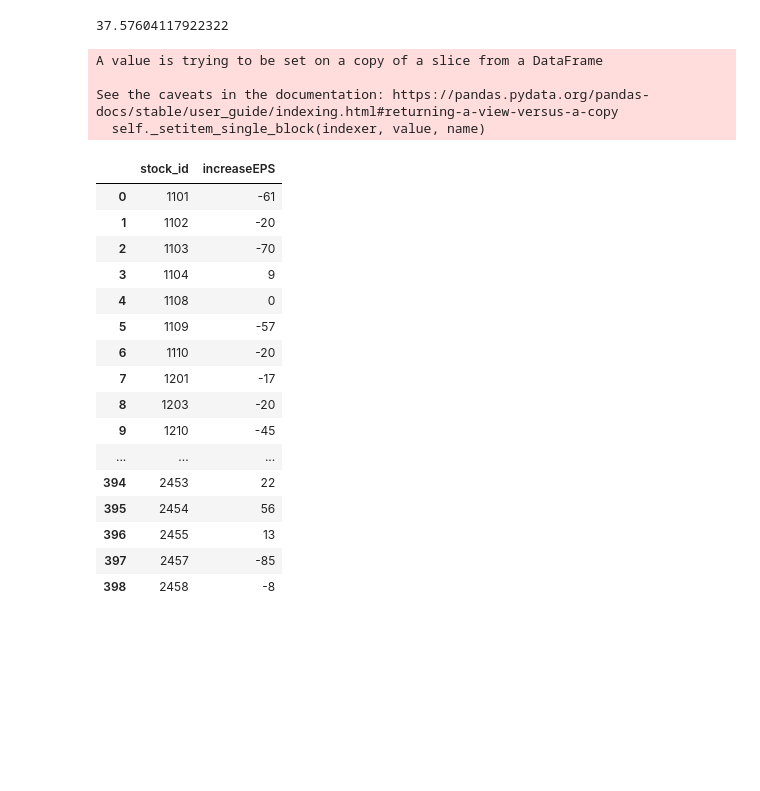
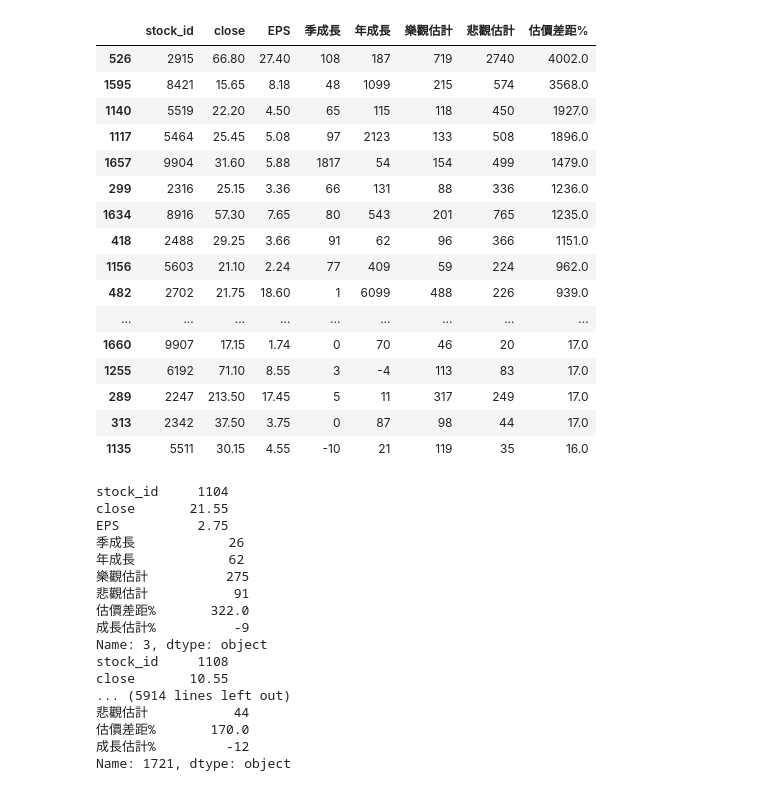
Before and after one commit to pkh-forresthsia/beTrue, a Jupyter notebook: priceModel.ipynb, the cells around one changed output. Cells and saved outputs as stored; diff of their text form; code cells hidden in the pictures; blank space fills up the shorter version.

Commit message:
price model

```diff
--- a/priceModel.ipynb
+++ b/priceModel.ipynb
@@ -104,31 +14,40 @@ See the caveats in the documentation: https://pandas.pydata.org/pandas-docs/stab
-# %%
-rollingIncreaseData.iloc[-1].increase
-# %% [output]
-37.57604117922322
-# %%
-increaseData=sm.priceModel("EPS")
-# %% [output]
-A value is trying to be set on a copy of a slice from a DataFrame
-
-See the caveats in the documentation: https://pandas.pydata.org/pandas-docs/stable/user_guide/indexing.html#returning-a-view-versus-a-copy
-  self._setitem_single_block(indexer, value, name)
-# %%
-increaseData
-# %% [output]
-|  | stock_id | increaseEPS |
-| 0 | 1101 | -61 |
-| 1 | 1102 | -20 |
-| 2 | 1103 | -70 |
-| 3 | 1104 | 9 |
-| 4 | 1108 | 0 |
-| 5 | 1109 | -57 |
-| 6 | 1110 | -20 |
-| 7 | 1201 | -17 |
-| 8 | 1203 | -20 |
-| 9 | 1210 | -45 |
-| ... | ... | ... |
-| 394 | 2453 | 22 |
-| 395 | 2454 | 56 |
-| 396 | 2455 | 13 |
-| 397 | 2457 | -85 |
-| 398 | 2458 | -8 |
+# %%
+latestAnalysis1.sort_values(['估價差距%'],ascending=False)
+# %% [output]
+|  | stock_id | close | EPS | 季成長 | 年成長 | 樂觀估計 | 悲觀估計 | 估價差距% |
+| 526 | 2915 | 66.80 | 27.40 | 108 | 187 | 719 | 2740 | 4002.0 |
+| 1595 | 8421 | 15.65 | 8.18 | 48 | 1099 | 215 | 574 | 3568.0 |
+| 1140 | 5519 | 22.20 | 4.50 | 65 | 115 | 118 | 450 | 1927.0 |
+| 1117 | 5464 | 25.45 | 5.08 | 97 | 2123 | 133 | 508 | 1896.0 |
+| 1657 | 9904 | 31.60 | 5.88 | 1817 | 54 | 154 | 499 | 1479.0 |
+| 299 | 2316 | 25.15 | 3.36 | 66 | 131 | 88 | 336 | 1236.0 |
+| 1634 | 8916 | 57.30 | 7.65 | 80 | 543 | 201 | 765 | 1235.0 |
+| 418 | 2488 | 29.25 | 3.66 | 91 | 62 | 96 | 366 | 1151.0 |
+| 1156 | 5603 | 21.10 | 2.24 | 77 | 409 | 59 | 224 | 962.0 |
+| 482 | 2702 | 21.75 | 18.60 | 1 | 6099 | 488 | 226 | 939.0 |
+| ... | ... | ... | ... | ... | ... | ... | ... | ... |
+| 1660 | 9907 | 17.15 | 1.74 | 0 | 70 | 46 | 20 | 17.0 |
+| 1255 | 6192 | 71.10 | 8.55 | 3 | -4 | 113 | 83 | 17.0 |
+| 289 | 2247 | 213.50 | 17.45 | 5 | 11 | 317 | 249 | 17.0 |
+| 313 | 2342 | 37.50 | 3.75 | 0 | 87 | 98 | 44 | 17.0 |
+| 1135 | 5511 | 30.15 | 4.55 | -10 | 21 | 119 | 35 | 16.0 |
+# %%
+latestAnalysis2=sm.estimateDiscoount(latestAnalysis1).sort_values(['估價差距%'],ascending=False)
+# %% [output]
+stock_id     1104
+close       21.55
+EPS          2.75
+季成長            26
+年成長            62
+樂觀估計          275
+悲觀估計           91
+估價差距%       322.0
+成長估計%          -9
+Name: 3, dtype: object
+stock_id     1108
+close       10.55
+... (5914 lines left out)
+悲觀估計           44
+估價差距%       170.0
+成長估計%         -12
+Name: 1721, dtype: object
```
Also changed, not shown: parts of 10 cells of this notebook, 4 other files.
